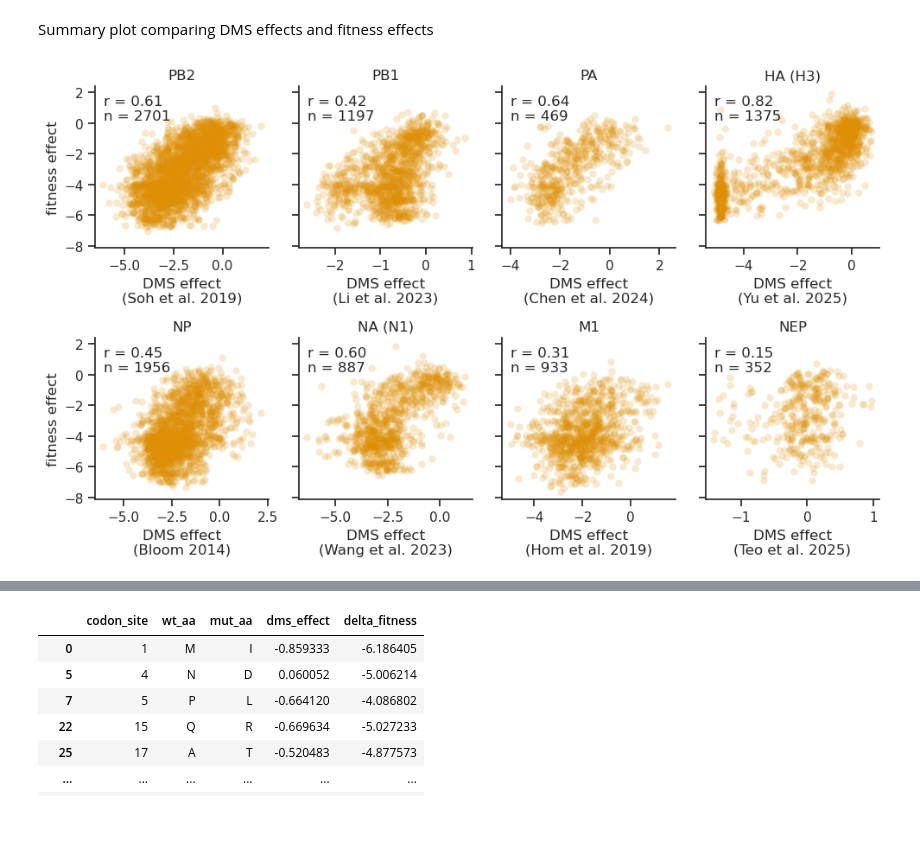
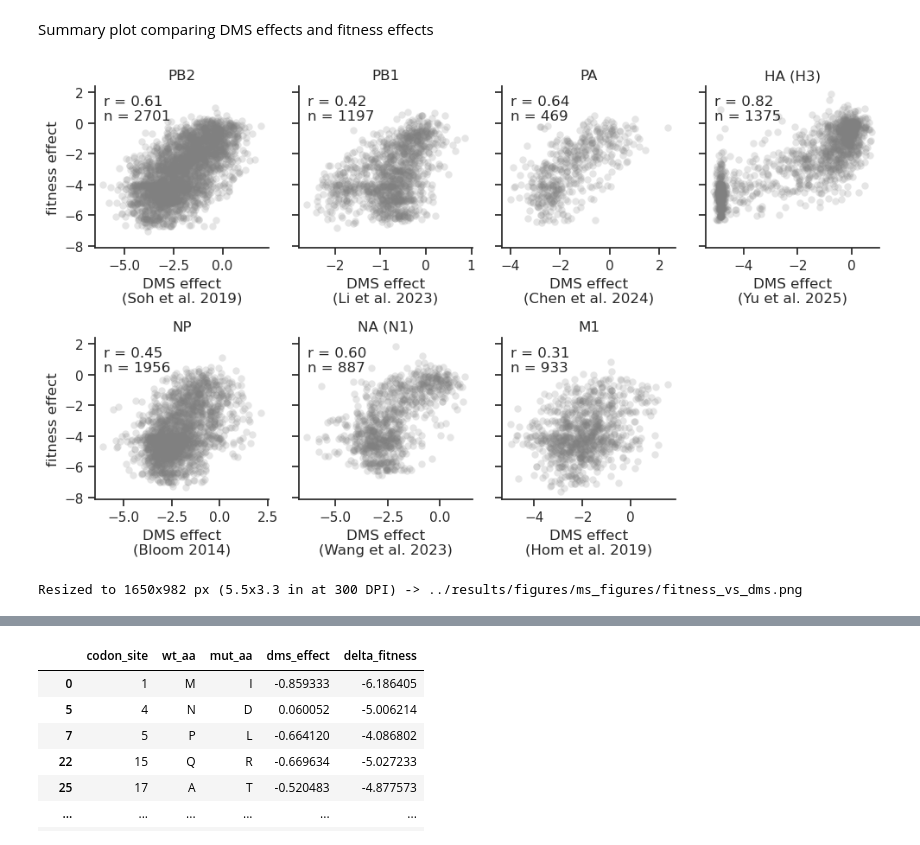
Before and after one commit to matsengrp/flu-mut-rates, a Jupyter notebook: notebooks/analyze_fitness_effects.ipynb, the cells around one changed output, grey strips where cells are left out. Saved outputs shown, nothing was run; the diff lists cells and outputs as text; code cells hidden in the pictures.

```diff
--- a/notebooks/analyze_fitness_effects.ipynb
+++ b/notebooks/analyze_fitness_effects.ipynb
@@ -621,40 +623,61 @@ datasets = [
     ('NP',  np_dms_data),
     ('NA (N1)',  na_dms_data),
     ('M1',  m1_dms_data),
-    ('NEP', nep_dms_data),
 ]
 author_year = {
     'HA (H3)' : 'Yu et al. 2025',
     'NP' : 'Bloom 2014',
     'M1' : 'Hom et al. 2019',
-    'NEP' : 'Teo et al. 2025',
     'PB1' : 'Li et al. 2023',
     'PA' : 'Chen et al. 2024',
     'PB2' : 'Soh et al. 2019',
     'NA (N1)' : 'Wang et al. 2023',
 }
 
 fig, axs = plt.subplots(ncols=4, nrows=2, figsize=(10, 6), sharey=True)
 axs = axs.flatten()
 
 fitness_lod = np.log(0.5/(count_threshold_dms_comparison+0.5))
 for ax, (label, df) in zip(axs, datasets):
     r = df['dms_effect'].corr(df['delta_fitness'])
     n = len(df)
     sns.scatterplot(
         x='dms_effect', y='delta_fitness', data=df,
-        c=mut_class_colors['nonsynonymous'], alpha=0.2, linewidth=0, ax=ax
+        color='gray', alpha=0.2, linewidth=0, ax=ax
     )
-    # ax.axhline(fitness_lod, color='gray', linestyle='--')
     ax.annotate(f'r = {r:.2f}\nn = {n}', xy=(0.05, 0.95), xycoords='axes fraction', va='top')
     ax.set(
         title=label, xlabel=f'DMS effect\n({author_year[label]})',
         ylabel='fitness effect'
     )
     sns.despine(ax=ax)
 
+# Hide the unused 8th subplot (previously held NEP).
+axs[7].axis('off')
+
 plt.tight_layout()
 plt.savefig('../results/figures/fitness_vs_dms.png', dpi=300, bbox_inches='tight')
 plt.show()
+
+# Resize PNG to a 5-inch target width and write a manuscript-ready copy under
+# results/figures/ms_figures/, matching compose_figures.ipynb.
+from PIL import Image
+
+dpi = 300
+target_width_in = 5.5
+src_png = '../results/figures/fitness_vs_dms.png'
+out_dir = '../results/figures/ms_figures'
+os.makedirs(out_dir, exist_ok=True)
+out_png = f'{out_dir}/fitness_vs_dms.png'
+
+img = Image.open(src_png)
+new_width_px = int(target_width_in * dpi)
+scale = new_width_px / img.width
+new_height_px = int(img.height * scale)
+img_resized = img.resize((new_width_px, new_height_px), Image.LANCZOS)
+img_resized.save(out_png, dpi=(dpi, dpi))
+print(f'Resized to {new_width_px}x{new_height_px} px '
+      f'({target_width_in}x{new_height_px/dpi:.1f} in at {dpi} DPI) -> {out_png}')
 # %% [output]
-[figure, old version]
+[figure, new version]
+Resized to 1650x982 px (5.5x3.3 in at 300 DPI) -> ../results/figures/ms_figures/fitness_vs_dms.png
```
Also changed, not shown: parts of 4 cells of this notebook, 13 other files.
